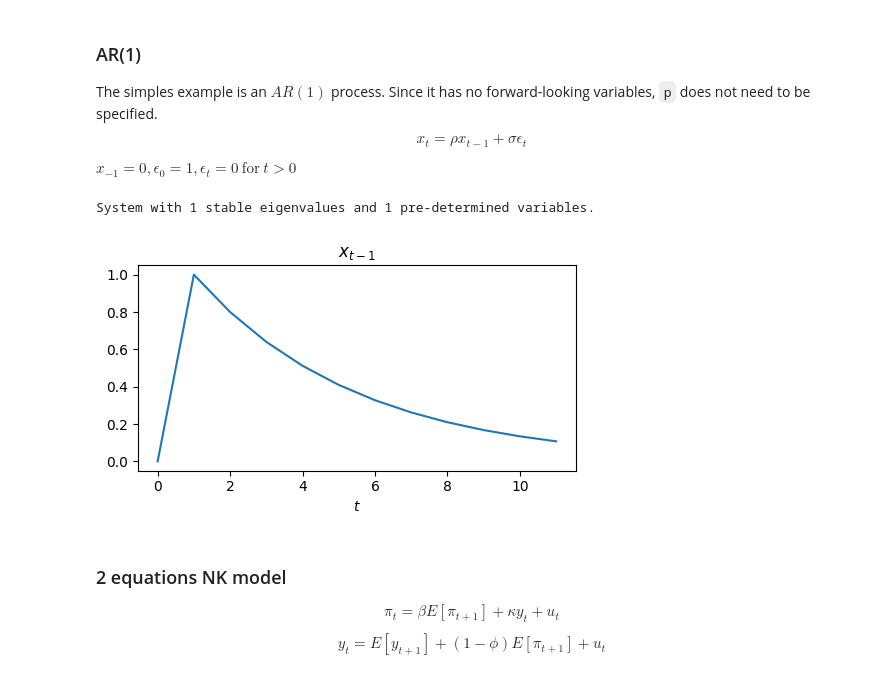
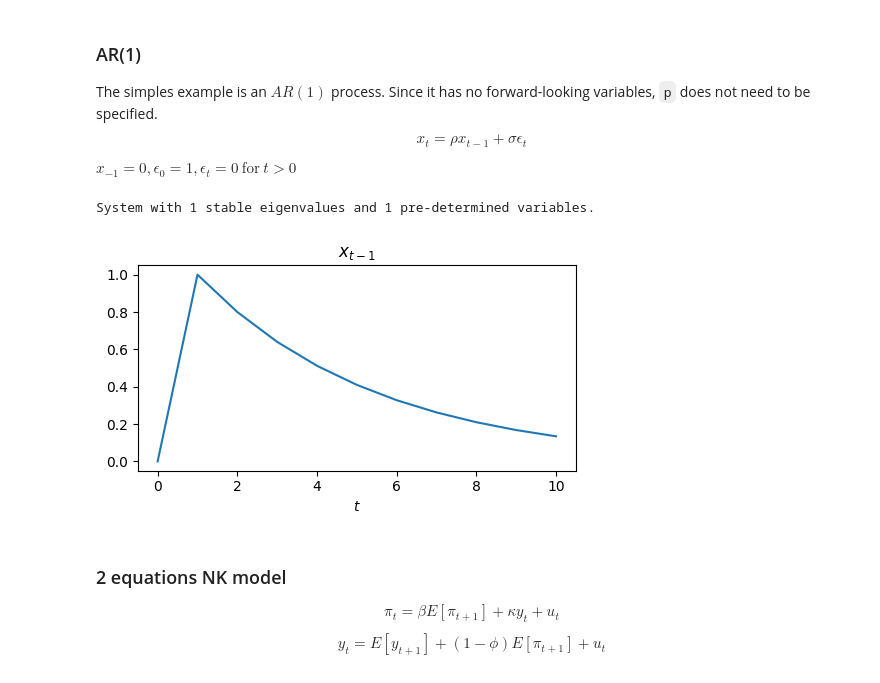
Before and after one commit to marcdelabarrera/dsolve, a Jupyter notebook: notebooks/dsolve_examples.ipynb, the cells around one changed output. Saved outputs shown, nothing was run; the diff lists cells and outputs as text; code cells hidden in the pictures.

Commit message:
refactoring SystemVariables

```diff
--- a/notebooks/dsolve_examples.ipynb
+++ b/notebooks/dsolve_examples.ipynb
@@ -33,16 +33,17 @@ $x_{-1}=0, \epsilon_0=1, \epsilon_t=0\ \text{for}\ t>0$
 # %%
 eq = ['x_{t}=\rho*x_{t-1}+\sigma*eps_{t}']  # define the law of motion of x_t
 
 calibration = {'\rho':0.8,'\sigma':1}      # give numerical values to parameters.
 
 system = Klein(eq, x='x_{t-1}', z='eps_{t}', calibration=calibration)
 
-mit_shock = system.simulate(x0 = 0, z = {'eps_{t}':1}, T=12)
+mit_shock = system.simulate(x0 = 0, z = {'eps_{0}':1}, T=12)
+mit_shock = system.simulate(x0 = 0, z = {'eps_{t}':np.array([1.,0,0,0,0,0,0,0,0,0,0])})
 
 mit_shock.plot('x_{t-1}')
 # %% [output]
 System with 1 stable eigenvalues and 1 pre-determined variables.
-[figure, old version]
+[figure, new version]
 # %% [markdown]
 ### 2 equations NK model
 
```
Also changed, not shown: parts of 2 cells of this notebook, 8 other files.
